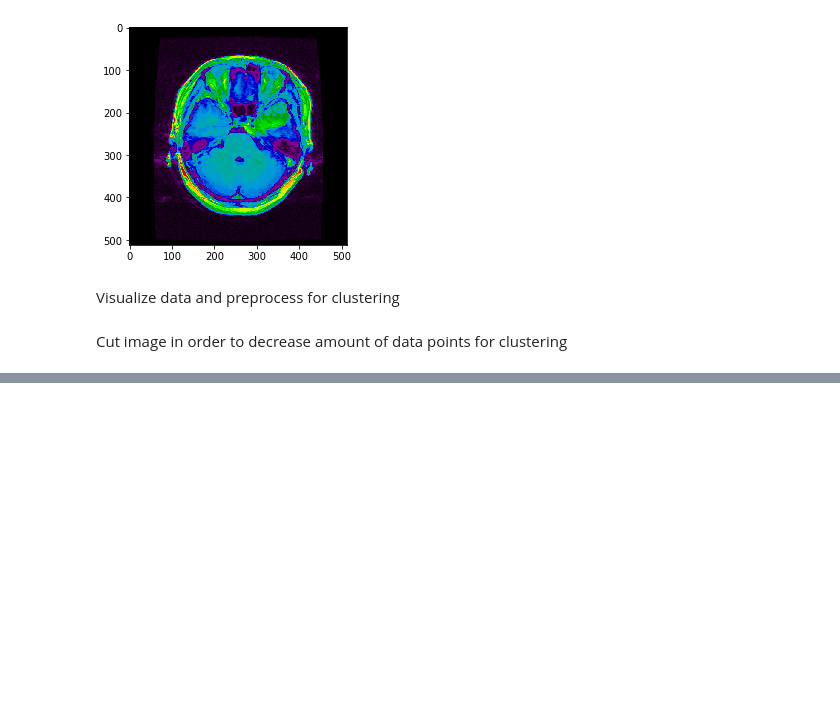
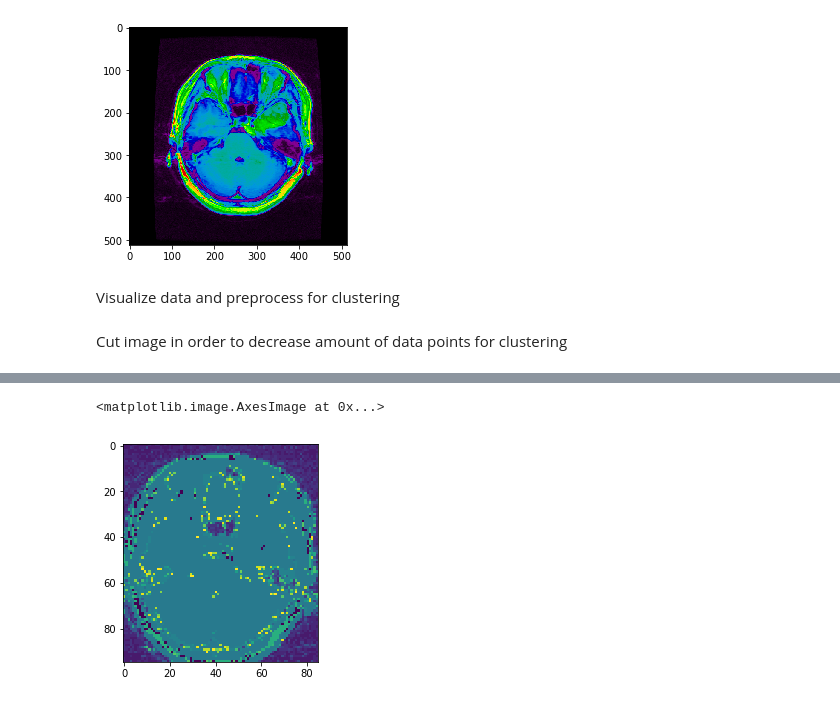
Before and after one commit to clustertoolsgroup/consensus_clustering, a Jupyter notebook: Real Datasets - Image Segmentation.ipynb, the cells around one changed output, grey strips where cells are left out. Cells and saved outputs as stored; diff of their text form; code cells hidden in the pictures; blank space fills up the shorter version.

```diff
--- a/Real Datasets - Image Segmentation.ipynb
+++ b/Real Datasets - Image Segmentation.ipynb
@@ -84,0 +136,5 @@ data=brainarr_rgb_small.reshape((136000,4))
+# %%
+plt.imshow(labels.reshape(np.shape(brainarr_rgb_decr[:,:,0])))
+# %% [output]
+<matplotlib.image.AxesImage at 0x...>
+[figure, added]
```
Also changed, not shown: parts of 30 cells of this notebook, 3 other files.
